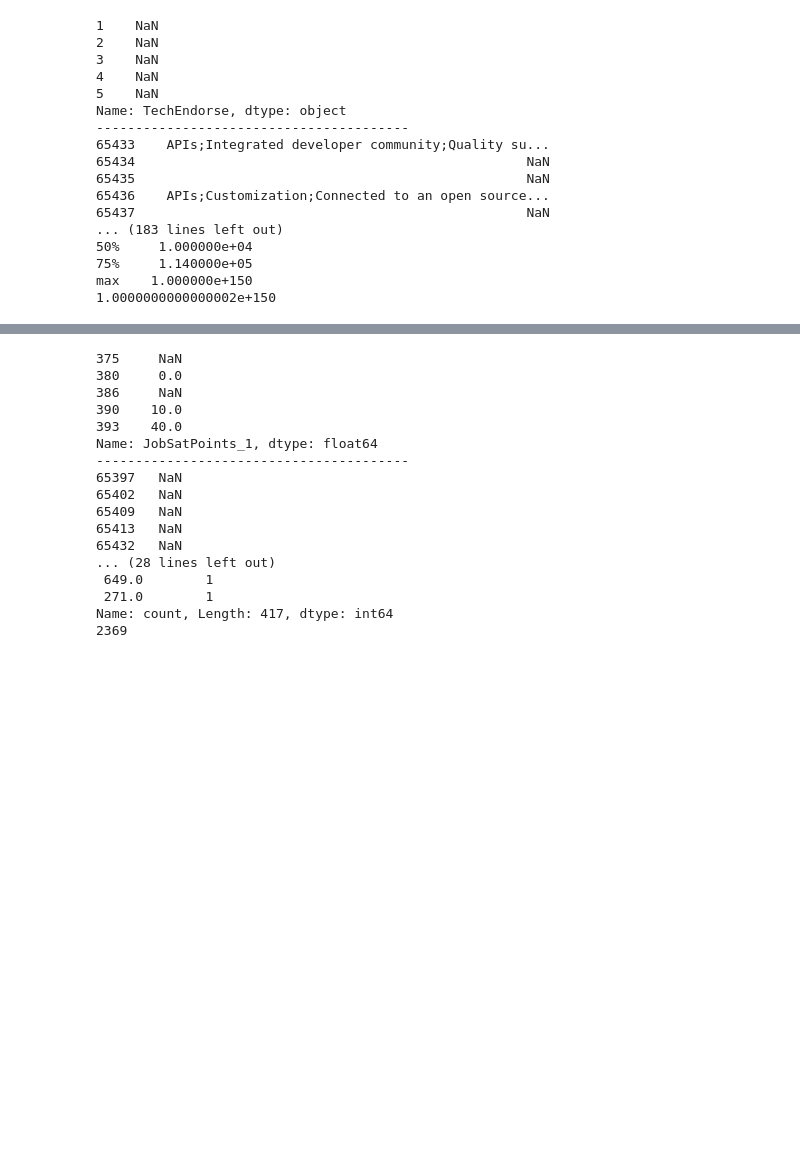
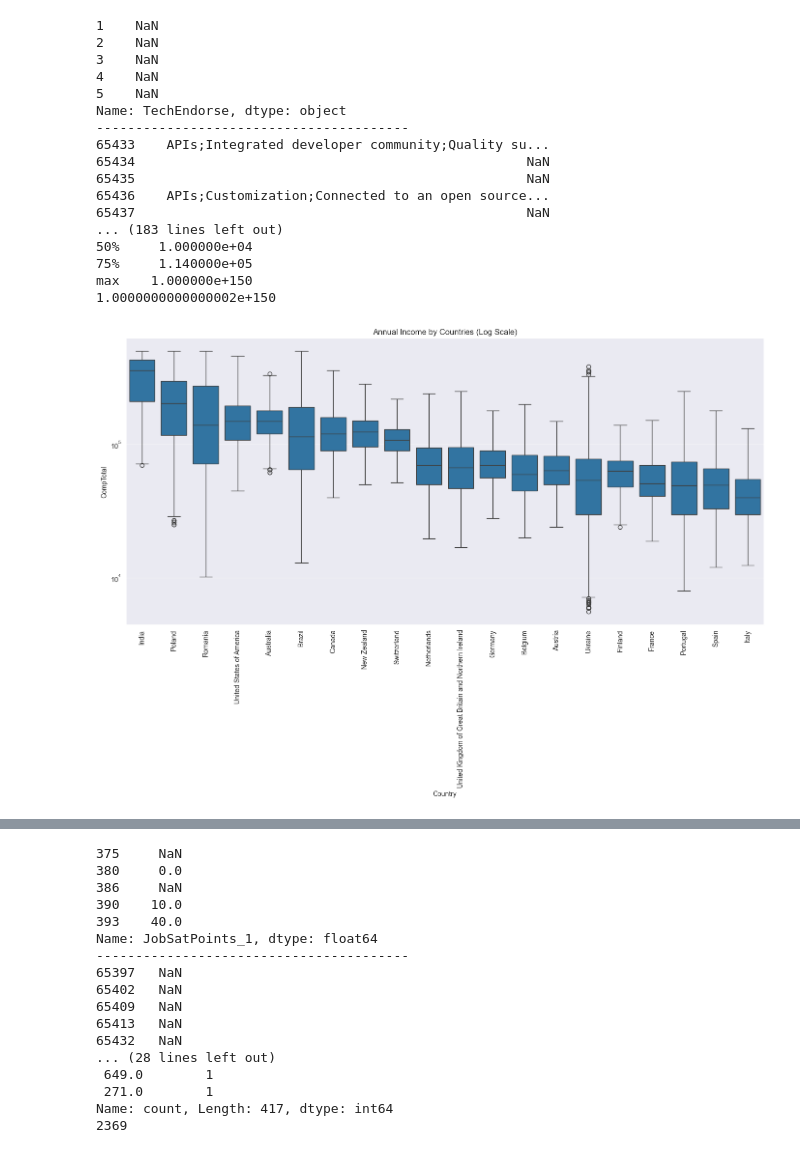
Before and after one commit to krsoy/AAU_Projects, a Jupyter notebook: m1_exam_oral.ipynb, the cells around one changed output, grey strips where cells are left out. Cells and saved outputs as stored; diff of their text form; code cells hidden in the pictures; blank space fills up the shorter version.

Commit message:
new version more clean with Mahesh's plot

```diff
--- a/m1_exam_oral.ipynb
+++ b/m1_exam_oral.ipynb
@@ -432,7 +425,7 @@ Name: count, dtype: int64
 [figure]
 # %%
 basic_info("PurchaseInfluence")
-wait_for_onehotencoder.append("PurchaseInfluence")
+WaitForOneHotEncoder.append("PurchaseInfluence")
 df['PurchaseInfluence'] = df['PurchaseInfluence'].fillna('not filled')
 # %% [output]
 1    NaN
@@ -459,7 +452,7 @@ df = fast_explode(df,target_column='BuyNewTool', fillna='', split=';', prefix='b
 basic_info('BuildvsBuy')
 # don't plot this for the name is so long
 
-wait_for_onehotencoder.append("BuildvsBuy")
+WaitForOneHotEncoder.append("BuildvsBuy")
 # filling null values with -1, meaning?
 #TODO meaning?
 df['BuildvsBuy'] = df['BuildvsBuy'].fillna('not filled')
@@ -538,7 +531,7 @@ Downcasting object dtype arrays on .fillna, .ffill, .bfill is deprecated and wil
 # %%
 basic_info('ICorPM') #Individual Contributor or People Manager
 # categorical data, a lot null values, fill null with -1
-wait_for_onehotencoder.append("ICorPM")
+WaitForOneHotEncoder.append("ICorPM")
 df['ICorPM'] = df['ICorPM'].fillna('not filled')
 # %% [output]
 1                       NaN
@@ -567,51 +560,51 @@ basic_info('Knowledge_1')
 # from Knowledge_1 ~9 check the survey question, it is the long question about different things
 for i in range(1,10):
     basic_info(f'Knowledge_{i}')
-    wait_for_onehotencoder.append(f'Knowledge_{i}')
+    WaitForOneHotEncoder.append(f'Knowledge_{i}')
     df[f'Knowledge_{i}'] = df[f'Knowledge_{i}'].fillna('not filled')
 
 # Frequency_1 ~ 3 also
 
 for i in range(1,4):
     basic_info(f'Frequency_{i}')
-    wait_for_onehotencoder.append(f'Frequency_{i}')
+    WaitForOneHotEncoder.append(f'Frequency_{i}')
     df[f'Frequency_{i}'] = df[f'Frequency_{i}'].fillna('not filled')
 
 basic_info('TimeSearching')
-wait_for_onehotencoder.append("TimeSearching")
+WaitForOneHotEncoder.append("TimeSearching")
 df['TimeSearching'] = df['TimeSearching'].fillna('not filled')
 
 basic_info('TimeAnswering')
-wait_for_onehotencoder.append("TimeAnswering")
+WaitForOneHotEncoder.append("TimeAnswering")
 df['TimeAnswering'] = df['TimeAnswering'].fillna('not filled')
 
 basic_info('Frustration')
 # change it's name to Challenge_Frustration
 df.rename(columns={'Frustration': 'Challenge_Frustration'}, inplace=True)
-wait_for_onehotencoder.append("Challenge_Frustration")
+WaitForOneHotEncoder.append("Challenge_Frustration")
 df['Challenge_Frustration'] = df['Challenge_Frustration'].fillna('not filled')
 
 
 basic_info('ProfessionalTech')
 # change name to Company_ProfessionalTech
 df.rename(columns={'ProfessionalTech': 'Company_ProfessionalTech'}, inplace=True)
-wait_for_onehotencoder.append("Company_ProfessionalTech")
+WaitForOneHotEncoder.append("Company_ProfessionalTech")
 df['Company_ProfessionalTech'] = df['Company_ProfessionalTech'].fillna('not filled')
 
 basic_info('ProfessionalCloud')
-wait_for_onehotencoder.append("ProfessionalCloud")
+WaitForOneHotEncoder.append("ProfessionalCloud")
 df['ProfessionalCloud'] = df['ProfessionalCloud'].fillna('not filled')
 
 
 basic_info('ProfessionalQuestion')
 # change name to FirstAnswer(er)_ProfessionalQuestion
 df.rename(columns={'ProfessionalQuestion': 'FirstAnswerer_ProfessionalQuestion'}, inplace=True)
-wait_for_onehotencoder.append("FirstAnswerer_ProfessionalQuestion")
+WaitForOneHotEncoder.append("FirstAnswerer_ProfessionalQuestion")
 df['FirstAnswerer_ProfessionalQuestion'] = df['FirstAnswerer_ProfessionalQuestion'].fillna('not filled')
 
 
 basic_info('Industry')
-wait_for_onehotencoder.append("Industry")
+WaitForOneHotEncoder.append("Industry")
 df['Industry'] = df['Industry'].fillna('not filled')
 # %% [output]
 1     NaN
@@ -731,3 +724,21 @@ Name: TechEndorse, dtype: object
 75%     1.140000e+05
 max    1.000000e+150
 1.0000000000000002e+150
+# %%
+# generate a feature column base on YearsCodePro to indicate seniority level
+df['seniority'] = pd.cut(df['YearsCodePro'].fillna(0), bins=[-0.1,1,3,7,15,50], labels=['Intern/Junior','Junior','Mid','Senior','Principal'])
+wait_for_onehotencoder.append('seniority')
+# select top 20 countries which have the most data points
+top_countries = df['Country'].value_counts().nlargest(20).index.tolist()
+
+# plot boxplot of CompTotal by Country in log scale, only for top 20 countries
+plt.figure(figsize=(14,10))
+_tmp_df = df[df.Country.isin(top_countries)].copy()
+order = _tmp_df.groupby('Country')['CompTotal'].mean().sort_values(ascending=False).index
+sns.boxplot(x='Country', y='CompTotal', data=_tmp_df, order=order,log_scale=True)
+plt.xticks(rotation=90)
+plt.title('Annual Income by Countries (Log Scale)')
+plt.tight_layout()
+plt.show()
+# %% [output]
+[figure, added]
```
Also changed, not shown: parts of 25 cells of this notebook.
